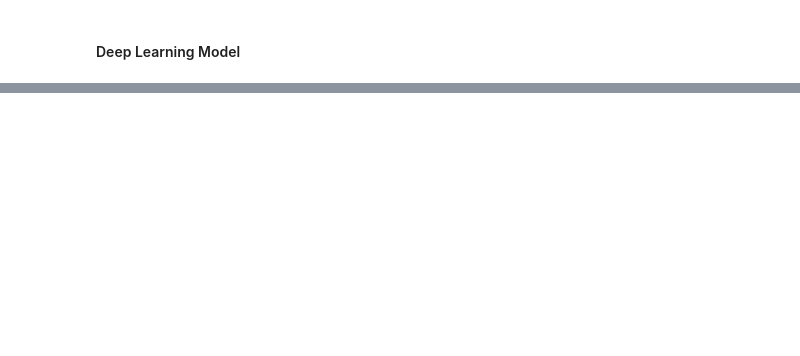
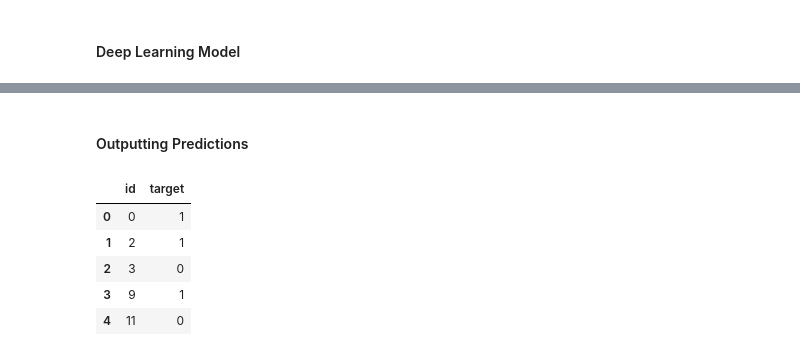
Before and after one commit to lkollmorgen/disaster_tweet_classifier, a Jupyter notebook: nlp_classifier_ljones.ipynb, the cells around one changed output, grey strips where cells are left out. Cells and saved outputs as stored; diff of their text form; code cells hidden in the pictures; blank space fills up the shorter version.

```diff
--- a/nlp_classifier_ljones.ipynb
+++ b/nlp_classifier_ljones.ipynb
@@ -133,9 +138,10 @@ def tweet_processing(df):
         raise('Yo this df is too small')
 
     #words initially evaluated to become features
-    word_features = ["'",'report','after','evacuation','http','hurricane','earthquake','drought','flood','fire','survivor',\
-               'storm','terr',':','police','crash','death']
-    map = map = dict(zip(range(0,len(word_features)),word_features))
+    word_features = ["'",'report','after','evacuat','http','hurricane','earthquake','drought','flood','fire','survivor',\
+               'storm','terr',':','police','crash','death','casualt','injur','war']
+
+    map = dict(zip(range(0,len(word_features)),word_features))
 
     #initializing dataframe from words in texts
     x_df = (pd.DataFrame(words_in_texts(word_features, df['text']))
@@ -146,11 +152,15 @@ def tweet_processing(df):
                                             .apply(lambda x: capitals_vs_sentence_len(x))
                                             .values)
 
-    #adding period count. This function actually decreases the model accuracy
+    # # adding period count. This function actually decreases the model accuracy
     # x_df['sentence periods'] = (df['text']
     #                             .apply(lambda x: count_periods(x))
     #                             .values)
 
+    # adding digit count
+    x_df['num digits'] = (df['text']
+                                .apply(lambda x: count_digits(x))
+                                .values)
     #optional scaling data
     #x_scaled = StandardScaler().fit_transform(x_df)
 
@@ -365,0 +360,20 @@ min val:  {5.2373046875}
+# %% [markdown]
+#### Outputting Predictions
+# %%
+output_model  = GaussianNB()
+#output_model = LogisticRegression(solver='sag',max_iter = 1000).fit(x_train,y_train)
+ids = final_test['id']
+y_pred = (pd.DataFrame(output_model.fit(x_train,y_train).predict(x_test))
+          .rename(columns={0:'target'})
+        )
+
+y_pred.insert(0,'id',value=ids)
+display(y_pred.head())
+y_pred.to_csv('submission_3.csv',index=False)
+# %% [output]
+|  | id | target |
+| 0 | 0 | 1 |
+| 1 | 2 | 1 |
+| 2 | 3 | 0 |
+| 3 | 9 | 1 |
+| 4 | 11 | 0 |
```
Also changed, not shown: parts of 16 cells of this notebook, 5 other files.
